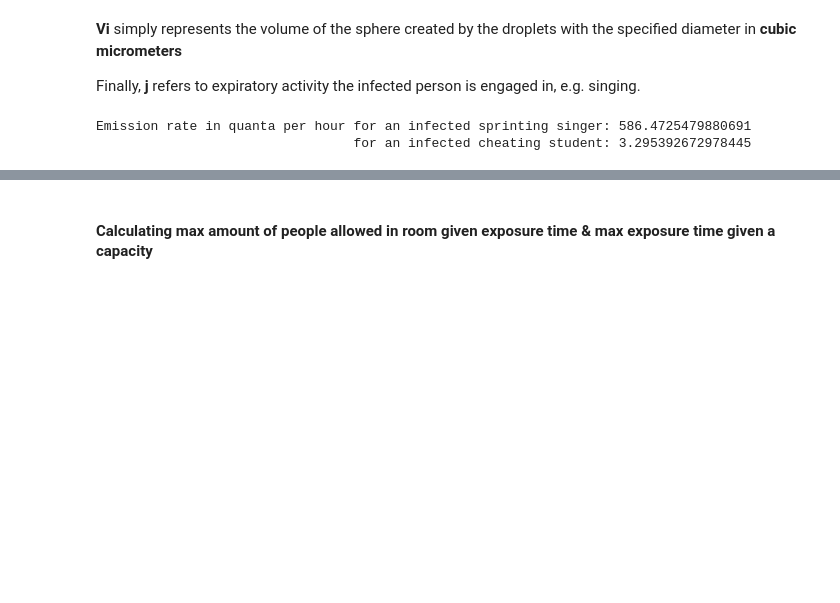
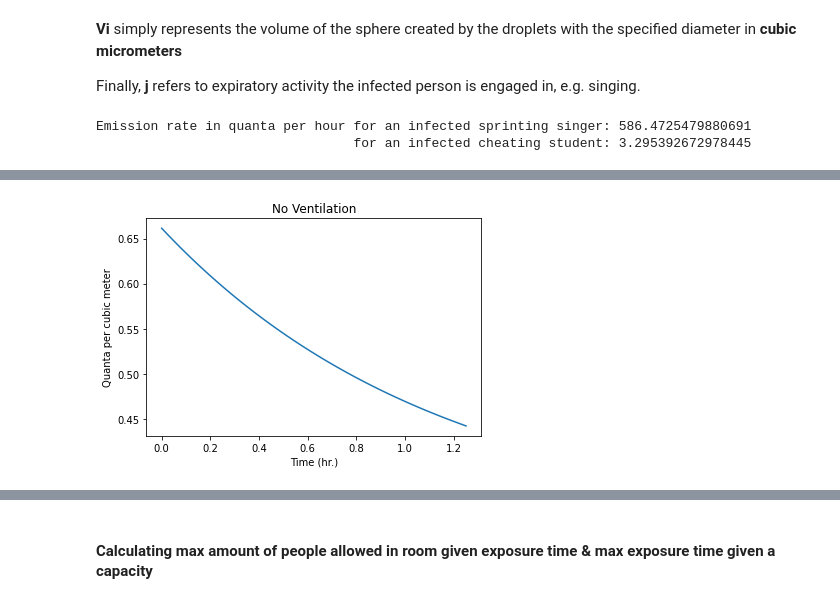
Before and after one commit to etiennedoidic/infection_risk_calculator, a Jupyter notebook: report.ipynb, the cells around one changed output, grey strips where cells are left out. Drawn from its saved outputs; the diff is of its cells as text; code cells hidden in the pictures; blank space fills up the shorter version.

```diff
--- a/report.ipynb
+++ b/report.ipynb
@@ -171,9 +157,16 @@ print('quanta concentration is ' +  str(n) + ' after ' + str(t) + ' hours in the
 # %%
+ivrr = .63 + .24
+def quanta_concentration(t, I = n_infected, ERq = ERq1, V = room_dic['room_volume_m'], n0 = 0, IVRR = ivrr):
+    return ((ERq * I) / (IVRR * V)) + (n0 + ((ERq * I) / IVRR)) * ((np.e**(-IVRR * t)) / V)
+
 fig = plt.figure()
 ax = plt.axes()
 plt.xlabel('Time (hr.)')
 plt.ylabel('Quanta per cubic meter')
+plt.title('No Ventilation')
 f2 = np.vectorize(quanta_concentration)
 x = np.linspace(0, t)
 ax.plot(x, f2(x));
+# %% [output]
+[figure, added]
 # %% [markdown]
```
Also changed, not shown: parts of 26 cells of this notebook.
